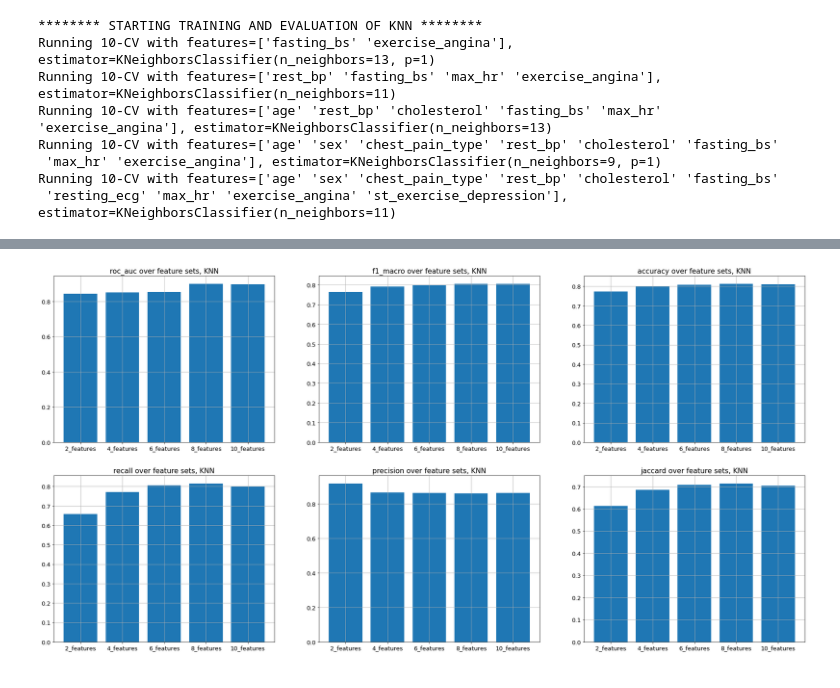
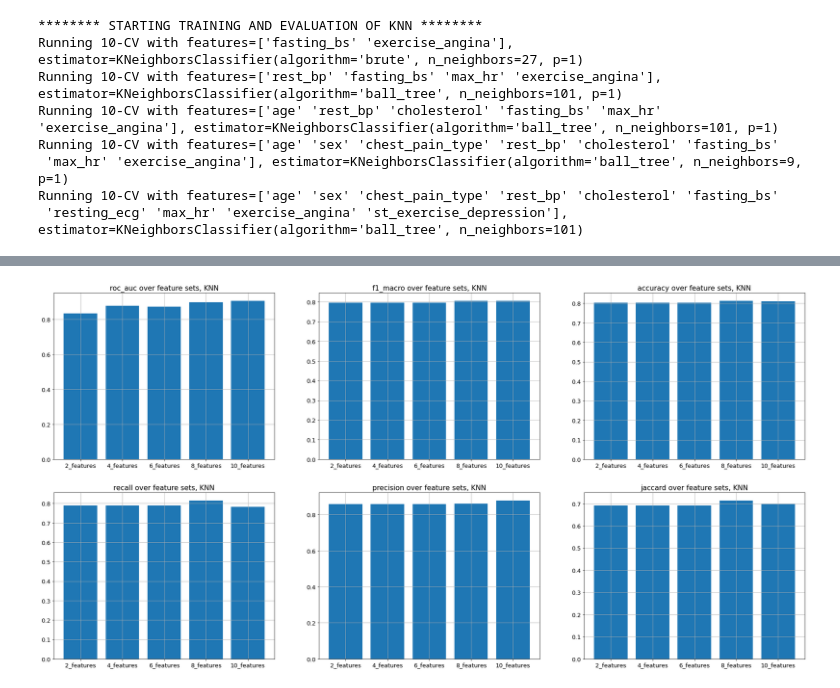
Before and after one commit to bergnils/PROHI_HT22_Group_D, a Jupyter notebook: src/general_estimation.ipynb, the cells around one changed output, grey strips where cells are left out. Saved outputs shown, nothing was run; the diff lists cells and outputs as text; code cells hidden in the pictures.

Commit message:
Added some more hyperparameters to evaluate, some minor changes to table output

```diff
--- a/src/general_estimation.ipynb
+++ b/src/general_estimation.ipynb
@@ -58,7 +58,6 @@ def evaluate_model(estimator, params, estimator_name):
     evaluation_results = {}
     calculated_scores = []
     SCORERS = ["roc_auc", "f1_macro", "accuracy", 'recall', 'precision', 'jaccard']
-    # GS_PARAMETERS = {'kernel':('linear', 'rbf', 'poly', 'sigmoid'), 'C':[1, 5, 10]}
     CV_K = 10
 
     for i in range(0, 5):
@@ -74,7 +73,7 @@ def evaluate_model(estimator, params, estimator_name):
 
         index_name = "{}_features".format(n_features)
         selected_features = select_k_best.get_feature_names_out(input_features=df_X.columns)
-        evaluation_results[index_name] = {"scores": {}, "features": selected_features, "best_estimator": best_estimator}
+        evaluation_results[index_name] = {"scores": {}, "features": selected_features, "best_hyperparameters": clf.best_params_}
 
         print("Running {}-CV with features={}, estimator={}".format(CV_K, selected_features, best_estimator))
 
@@ -96,7 +95,7 @@ def evaluate_model(estimator, params, estimator_name):
     for i, score_name in enumerate(calculated_scores):
         scores_to_plot[score_name] = {}
         for feat_set in evaluation_results.keys():
-            scores_to_plot[score_name][feat_set] = np.mean(evaluation_results[feat_set]["scores"][score_name])
+            scores_to_plot[score_name][feat_set] = round(np.mean(evaluation_results[feat_set]["scores"][score_name]), 5)
         # Plot data.
         plt.subplot(2, 3, i+1)
         plt.bar(scores_to_plot[score_name].keys(), scores_to_plot[score_name].values())
@@ -106,7 +105,7 @@ def evaluate_model(estimator, params, estimator_name):
     feature_set_keys = scores_to_plot[list(scores_to_plot.keys())[0]].keys()
     rows = []
     index_names = list(scores_to_plot.keys())
-    index_names.append("best_estimator")
+    index_names.append("best_hyperparameters")
 
     # Gather scores by metric.
     for score in scores_to_plot.keys():
@@ -115,11 +114,11 @@ def evaluate_model(estimator, params, estimator_name):
             score_averages.append(scores_to_plot[score][feat_set])
         rows.append(score_averages)
 
-    # Supplement rows with the best estimator by feature set.
-    best_estimators = []
+    # Supplement rows with the best hyperparameters by feature set.
+    best_hyperparameters = []
     for feat_set in evaluation_results.keys():
-        best_estimators.append(evaluation_results[feat_set]["best_estimator"])
-    rows.append(best_estimators)
+        best_hyperparameters.append(evaluation_results[feat_set]["best_hyperparameters"])
+    rows.append(best_hyperparameters)
 
     measurement_result = pd.DataFrame(data=rows, columns=evaluation_results.keys(), index=index_names)
     measurement_result.to_csv("../model_measurement_results/{}_evaluation_results.csv".format(estimator_name))
@@ -146,13 +145,13 @@ Running 10-CV with features=['age' 'sex' 'chest_pain_type' 'rest_bp' 'cholestero
 [figure]
 # %%
-evaluate_model(estimator=KNeighborsClassifier(), params={'n_neighbors': [1, 3, 5, 7, 9, 11, 13], 'algorithm': ('auto', 'ball_tree', 'kd_tree', 'brute'), 'p': [1, 2]}, estimator_name="KNN")
+evaluate_model(estimator=KNeighborsClassifier(), params={'n_neighbors': [1, 3, 5, 7, 9, 11, 13, 27, 51, 101], 'algorithm': ('ball_tree', 'kd_tree', 'brute'), 'p': [1, 2]}, estimator_name="KNN")
 # %% [output]
 ******** STARTING TRAINING AND EVALUATION OF KNN ********
-Running 10-CV with features=['fasting_bs' 'exercise_angina'], estimator=KNeighborsClassifier(n_neighbors=13, p=1)
-Running 10-CV with features=['rest_bp' 'fasting_bs' 'max_hr' 'exercise_angina'], estimator=KNeighborsClassifier(n_neighbors=11)
-Running 10-CV with features=['age' 'rest_bp' 'cholesterol' 'fasting_bs' 'max_hr' 'exercise_angina'], estimator=KNeighborsClassifier(n_neighbors=13)
+Running 10-CV with features=['fasting_bs' 'exercise_angina'], estimator=KNeighborsClassifier(algorithm='brute', n_neighbors=27, p=1)
+Running 10-CV with features=['rest_bp' 'fasting_bs' 'max_hr' 'exercise_angina'], estimator=KNeighborsClassifier(algorithm='ball_tree', n_neighbors=101, p=1)
+Running 10-CV with features=['age' 'rest_bp' 'cholesterol' 'fasting_bs' 'max_hr' 'exercise_angina'], estimator=KNeighborsClassifier(algorithm='ball_tree', n_neighbors=101, p=1)
 Running 10-CV with features=['age' 'sex' 'chest_pain_type' 'rest_bp' 'cholesterol' 'fasting_bs'
- 'max_hr' 'exercise_angina'], estimator=KNeighborsClassifier(n_neighbors=9, p=1)
+ 'max_hr' 'exercise_angina'], estimator=KNeighborsClassifier(algorithm='ball_tree', n_neighbors=9, p=1)
 Running 10-CV with features=['age' 'sex' 'chest_pain_type' 'rest_bp' 'cholesterol' 'fasting_bs'
- 'resting_ecg' 'max_hr' 'exercise_angina' 'st_exercise_depression'], estimator=KNeighborsClassifier(n_neighbors=11)
+ 'resting_ecg' 'max_hr' 'exercise_angina' 'st_exercise_depression'], estimator=KNeighborsClassifier(algorithm='ball_tree', n_neighbors=101)
 |  | 2_features | 4_features | 6_features | 8_features | 10_features |
@@ -166,4 +165,4 @@ Running 10-CV with features=['age' 'sex' 'chest_pain_type' 'rest_bp' 'cholestero
-[figure, old version]
+[figure, new version]
 # %%
 evaluate_model(estimator=RandomForestClassifier(random_state=RANDOM_STATE), params={'n_estimators': [1, 5, 11, 23, 47, 99], 'criterion': ('gini', 'entropy')}, estimator_name="RF")
 # %% [output]
```
Also changed, not shown: parts of 3 cells of this notebook, 3 other files.
